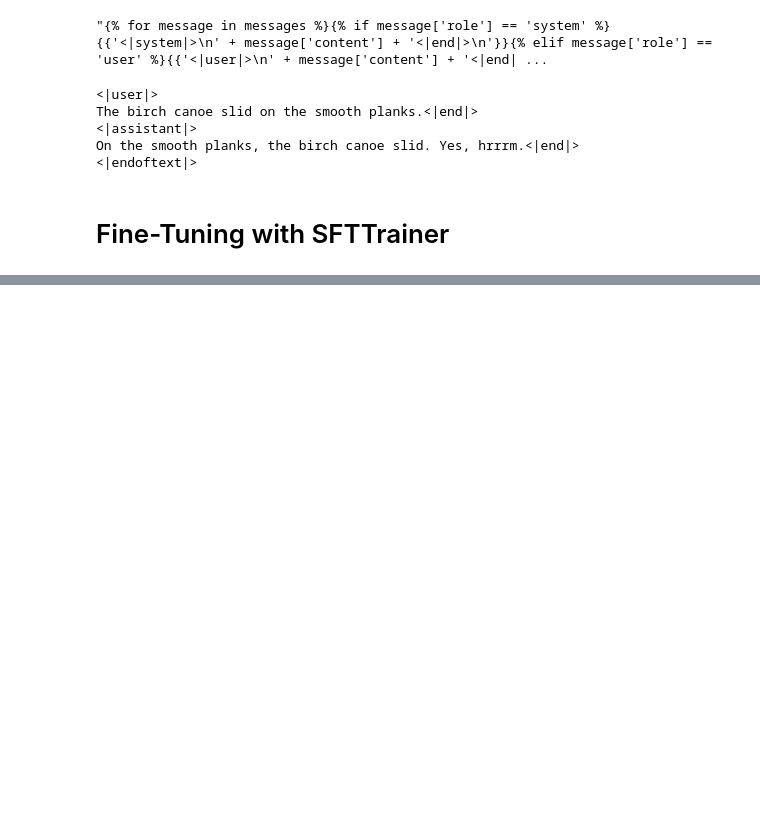
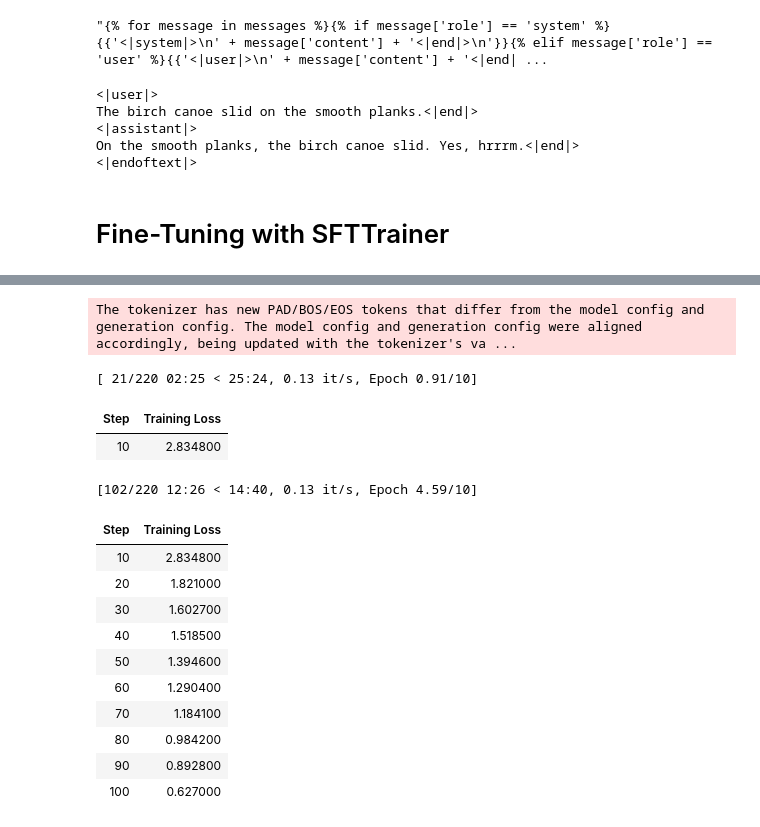
Before and after one commit to Pigwen/hands-on-sft, a Jupyter notebook: Chapter_0_TL;DR.ipynb, the cells around one changed output, grey strips where cells are left out. Saved outputs shown, nothing was run; the diff lists cells and outputs as text; code cells hidden in the pictures; blank space fills up the shorter version.

```diff
--- a/Chapter_0_TL;DR.ipynb
+++ b/Chapter_0_TL;DR.ipynb
@@ -182,0 +189,28 @@ On the smooth planks, the birch canoe slid. Yes, hrrrm.<|end|>
+# %%
+from trl import SFTConfig
+
+sft_config = SFTConfig(
+    # Memory Group
+    gradient_checkpointing=True,
+    gradient_checkpointing_kwargs={"use_reentrant": False},
+    gradient_accumulation_steps=1,
+    per_device_train_batch_size=16,
+    auto_find_batch_size=True,
+
+    # Dataset related
+    max_length=64,
+    packing=True,
+    packing_strategy="wrapped",
+
+    # Training parameters
+    num_train_epochs=10,
+    learning_rate=3e-4,
+    optim="paged_adamw_8bit",
+
+    # Logging parameters
+    logging_steps=10,
+    logging_dir="./logs",
+    output_dir="./phi3-mini-yoda-adapter",
+    report_to="none",
+    bf16=torch.cuda.is_bf16_supported(including_emulation=False)
+)
@@ -182,0 +219,9 @@ On the smooth planks, the birch canoe slid. Yes, hrrrm.<|end|>
+# %%
+from trl import SFTTrainer
+
+trainer = SFTTrainer(
+    model=model,
+    processing_class=tokenizer,
+    args=sft_config,
+    train_dataset=dataset,
+)
@@ -182,0 +248,19 @@ On the smooth planks, the birch canoe slid. Yes, hrrrm.<|end|>
+# %%
+trainer.train()
+# %% [output]
+The tokenizer has new PAD/BOS/EOS tokens that differ from the model config and generation config. The model config and generation config were aligned accordingly, being updated with the tokenizer's va ...
+[ 21/220 02:25 < 25:24, 0.13 it/s, Epoch 0.91/10]
+| Step | Training Loss |
+| 10 | 2.834800 |
+[102/220 12:26 < 14:40, 0.13 it/s, Epoch 4.59/10]
+| Step | Training Loss |
+| 10 | 2.834800 |
+| 20 | 1.821000 |
+| 30 | 1.602700 |
+| 40 | 1.518500 |
+| 50 | 1.394600 |
+| 60 | 1.290400 |
+| 70 | 1.184100 |
+| 80 | 0.984200 |
+| 90 | 0.892800 |
+| 100 | 0.627000 |
```
Also changed, not shown: parts of 5 cells of this notebook.
